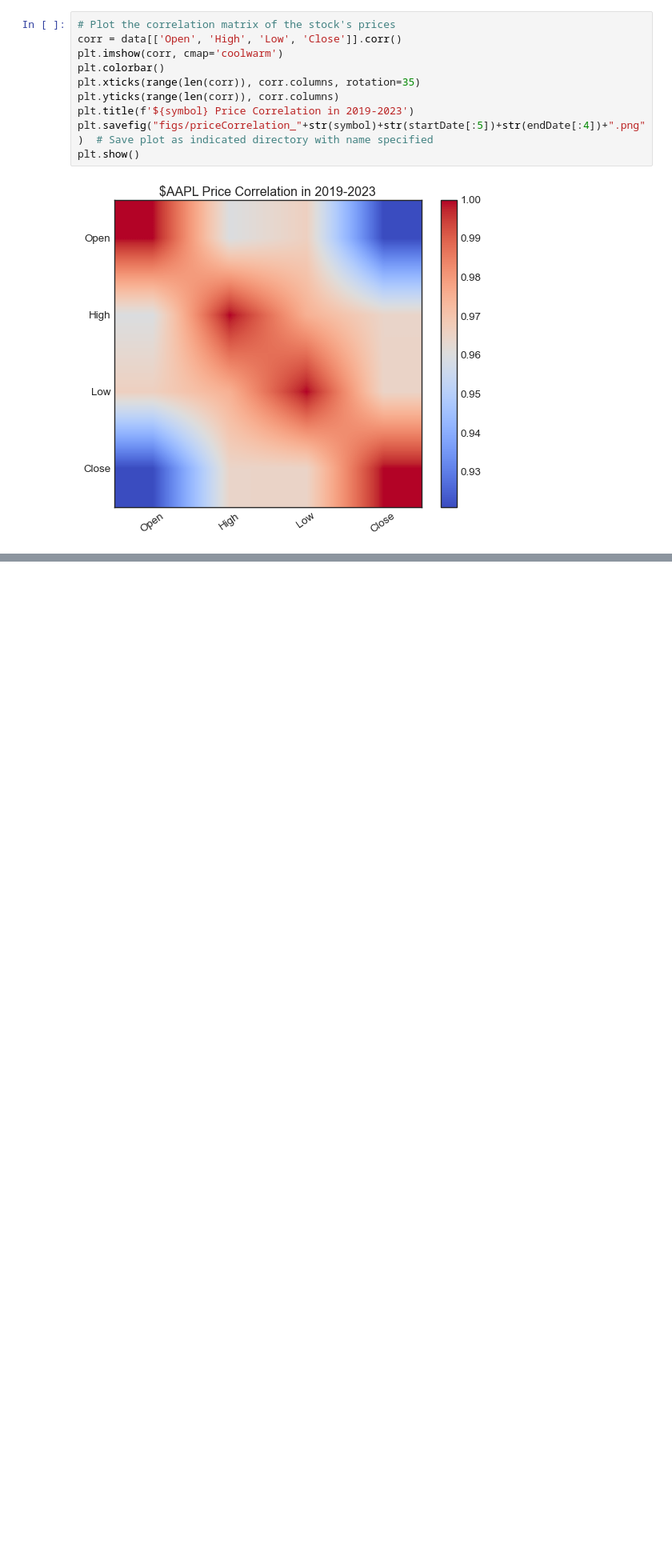
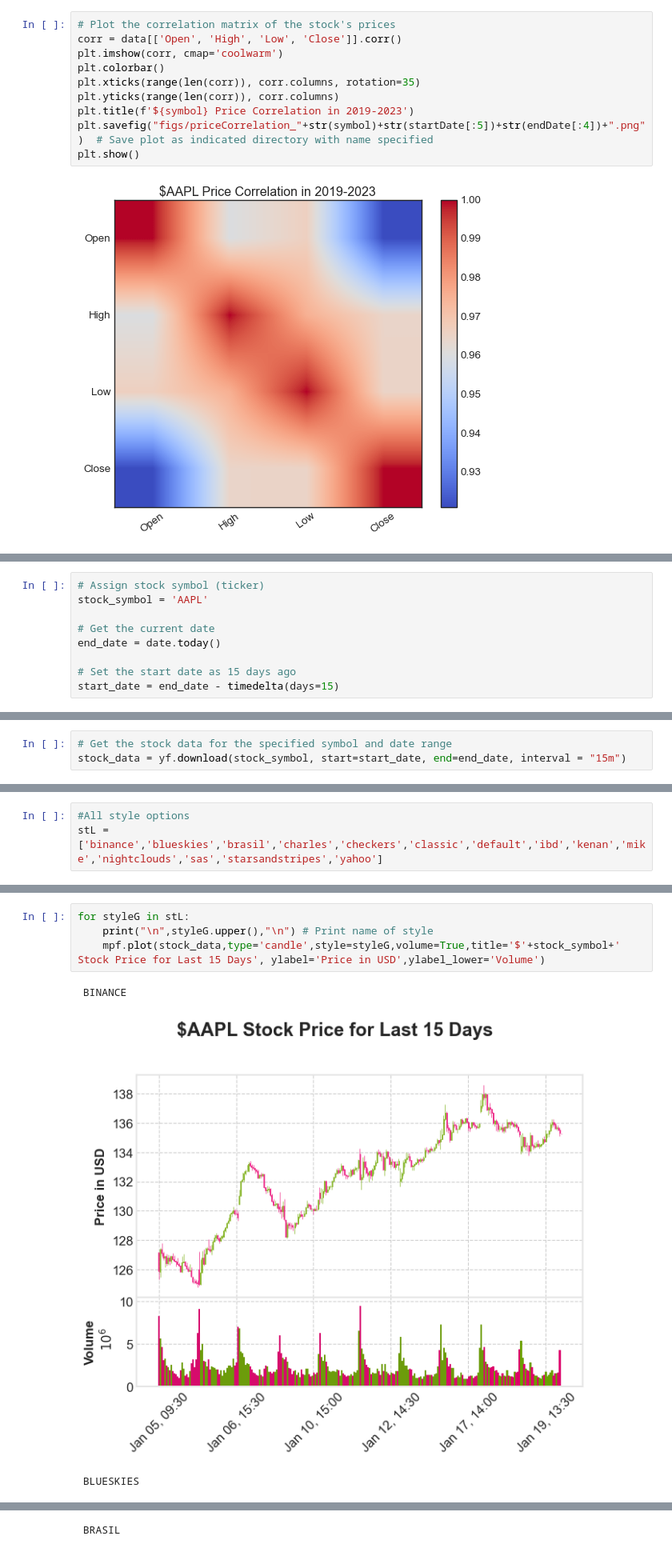
Before and after one commit to bilalonur/financial-visualization, a Jupyter notebook: finance-visualization.ipynb, the cells around one changed output, grey strips where cells are left out. Shown at 80% size. Cells and saved outputs as stored; diff of their text form; blank space fills up the shorter version.

```diff
--- a/finance-visualization.ipynb
+++ b/finance-visualization.ipynb
@@ -235,0 +247,9 @@ plt.show()
+# %%
+# Assign stock symbol (ticker)
+stock_symbol = 'AAPL'
+
+# Get the current date
+end_date = date.today()
+
+# Set the start date as 15 days ago
+start_date = end_date - timedelta(days=15)
@@ -235,0 +259,3 @@ plt.show()
+# %%
+# Get the stock data for the specified symbol and date range
+stock_data = yf.download(stock_symbol, start=start_date, end=end_date, interval = "15m")
@@ -235,0 +264,3 @@ plt.show()
+# %%
+#All style options
+stL = ['binance','blueskies','brasil','charles','checkers','classic','default','ibd','kenan','mike','nightclouds','sas','starsandstripes','yahoo']
@@ -235,0 +269,8 @@ plt.show()
+# %%
+for styleG in stL:
+    print("\n",styleG.upper(),"\n") # Print name of style
+    mpf.plot(stock_data,type='candle',style=styleG,volume=True,title='$'+stock_symbol+' Stock Price for Last 15 Days', ylabel='Price in USD',ylabel_lower='Volume')
+# %% [output]
+ BINANCE
+[figure, added]
+ BLUESKIES
@@ -235,0 +278 @@ plt.show()
+ BRASIL
```
Also changed, not shown: parts of 21 cells of this notebook, 1 other file.
